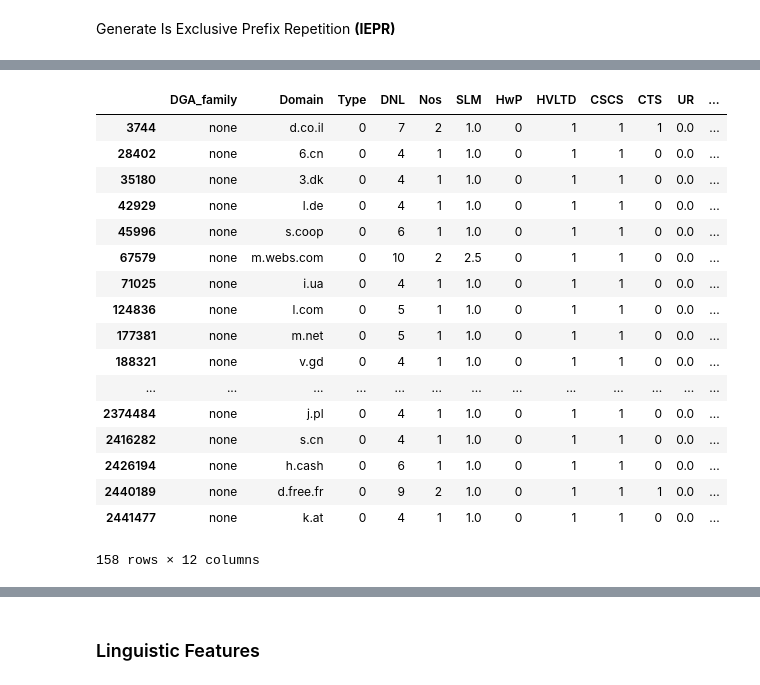
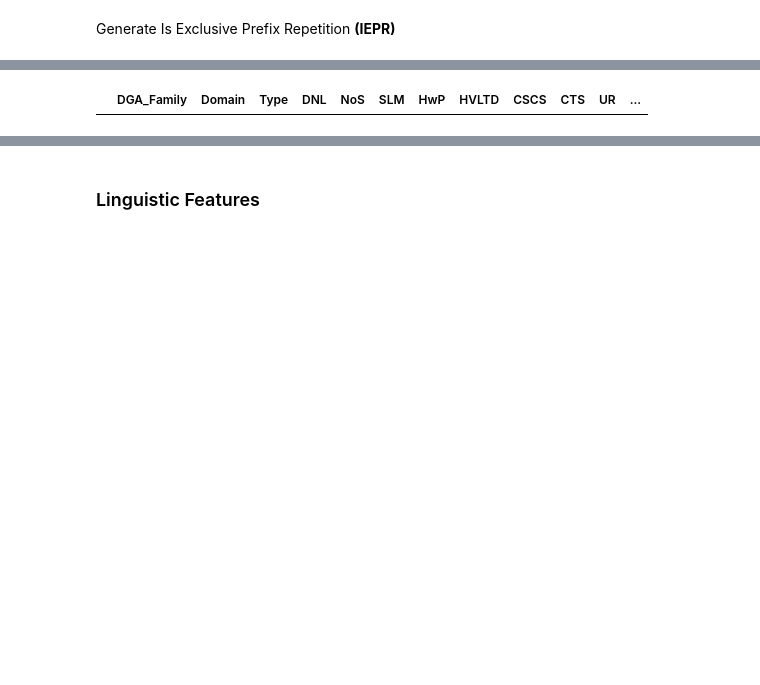
Before and after one commit to hmaccelerate/DGA_Detection, a Jupyter notebook: FeatureEngineering.ipynb, the cells around one changed output, grey strips where cells are left out. Drawn from its saved outputs; the diff is of its cells as text; code cells hidden in the pictures; blank space fills up the shorter version.

```diff
--- a/FeatureEngineering.ipynb
+++ b/FeatureEngineering.ipynb
@@ -148,5 +157,6 @@ Generate Contains Single-Character Subdomain **(CSCS)** on dataset
 # %%
 def findMinLengthOfList(input):
+    input = ignoreVPS(input)
     str_split = input.split('.')
     minLength = len(str_split[0])
     for i in range(0, len(str_split) - 1):
@@ -169,5 +181,6 @@ Generate Contains TLD as Subdomain **(CTS)**
 # %%
 def containTLDasSubd(input):
+    input = ignoreVPS(input)
     str_split = input.split('.')
     for i in range(0, len(str_split) - 1):
         if str_split[i].upper() in topLevelDomain:
@@ -211,19 +228,10 @@ Generate Underscore Ratio **(UR)** on dataset
-# %%
-def calculateUndersRatio(input):
-    # Using psl to obtain the valid public suffix
-    validPublicSuffix = '.' + psl.publicsuffix(input)
-    if len(validPublicSuffix) < len(input):
-         # If it has VPS
-        subString = input[0: input.index(validPublicSuffix)]
-    elif len(validPublicSuffix) == len(input):
-        return 0
-    else:
-        # If not
-        subString = input
-#     print(input, subString)
-    result = subString.count('_') / (len(subString) - subString.count('.'))
-
-    return result
+# %%
+def calculateUndersRatio(input):
+    subString = ignoreVPS(input)
+
+    result = subString.count('_') / (len(subString) - subString.count('.'))
+
+    return result
 # %%
 df_domains['UR'] = df_domains['Domain'].apply(lambda x: calculateUndersRatio(x))
 df_domains.head()
@@ -288,21 +289,4 @@ df_domains.head()
 # %%
-df_domains[df_domains['CSCS'] == 1]
+df_domains[df_domains['CIPA'] == 1]
 # %% [output]
-|  | DGA_family | Domain | Type | DNL | Nos | SLM | HwP | HVLTD | CSCS | CTS | UR | ... |
-| 3744 | none | d.co.il | 0 | 7 | 2 | 1.0 | 0 | 1 | 1 | 1 | 0.0 | ... |
-| 28402 | none | 6.cn | 0 | 4 | 1 | 1.0 | 0 | 1 | 1 | 0 | 0.0 | ... |
-| 35180 | none | 3.dk | 0 | 4 | 1 | 1.0 | 0 | 1 | 1 | 0 | 0.0 | ... |
-| 42929 | none | l.de | 0 | 4 | 1 | 1.0 | 0 | 1 | 1 | 0 | 0.0 | ... |
-| 45996 | none | s.coop | 0 | 6 | 1 | 1.0 | 0 | 1 | 1 | 0 | 0.0 | ... |
-| 67579 | none | m.webs.com | 0 | 10 | 2 | 2.5 | 0 | 1 | 1 | 0 | 0.0 | ... |
-| 71025 | none | i.ua | 0 | 4 | 1 | 1.0 | 0 | 1 | 1 | 0 | 0.0 | ... |
-| 124836 | none | l.com | 0 | 5 | 1 | 1.0 | 0 | 1 | 1 | 0 | 0.0 | ... |
-| 177381 | none | m.net | 0 | 5 | 1 | 1.0 | 0 | 1 | 1 | 0 | 0.0 | ... |
-| 188321 | none | v.gd | 0 | 4 | 1 | 1.0 | 0 | 1 | 1 | 0 | 0.0 | ... |
-| ... | ... | ... | ... | ... | ... | ... | ... | ... | ... | ... | ... | ... |
-| 2374484 | none | j.pl | 0 | 4 | 1 | 1.0 | 0 | 1 | 1 | 0 | 0.0 | ... |
-| 2416282 | none | s.cn | 0 | 4 | 1 | 1.0 | 0 | 1 | 1 | 0 | 0.0 | ... |
-| 2426194 | none | h.cash | 0 | 6 | 1 | 1.0 | 0 | 1 | 1 | 0 | 0.0 | ... |
-| 2440189 | none | d.free.fr | 0 | 9 | 2 | 1.0 | 0 | 1 | 1 | 1 | 0.0 | ... |
-| 2441477 | none | k.at | 0 | 4 | 1 | 1.0 | 0 | 1 | 1 | 0 | 0.0 | ... |
+|  | DGA_Family | Domain | Type | DNL | NoS | SLM | HwP | HVLTD | CSCS | CTS | UR | ... |
-158 rows × 12 columns
```
Also changed, not shown: parts of 38 cells of this notebook, 3 other files.
